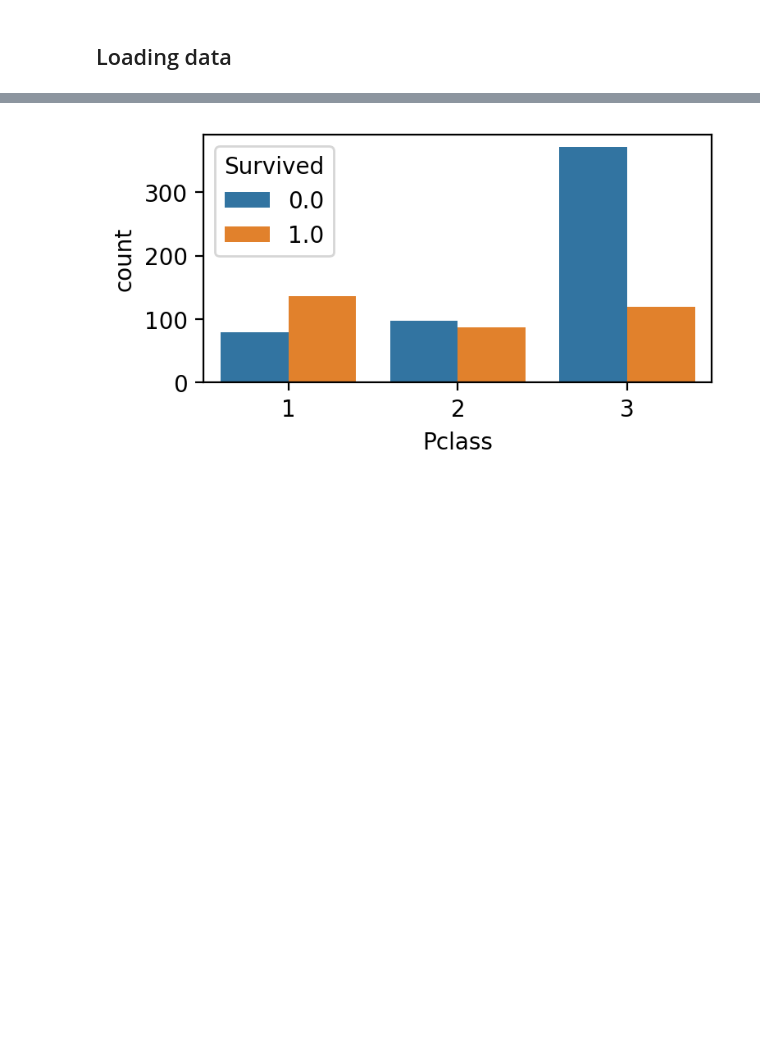
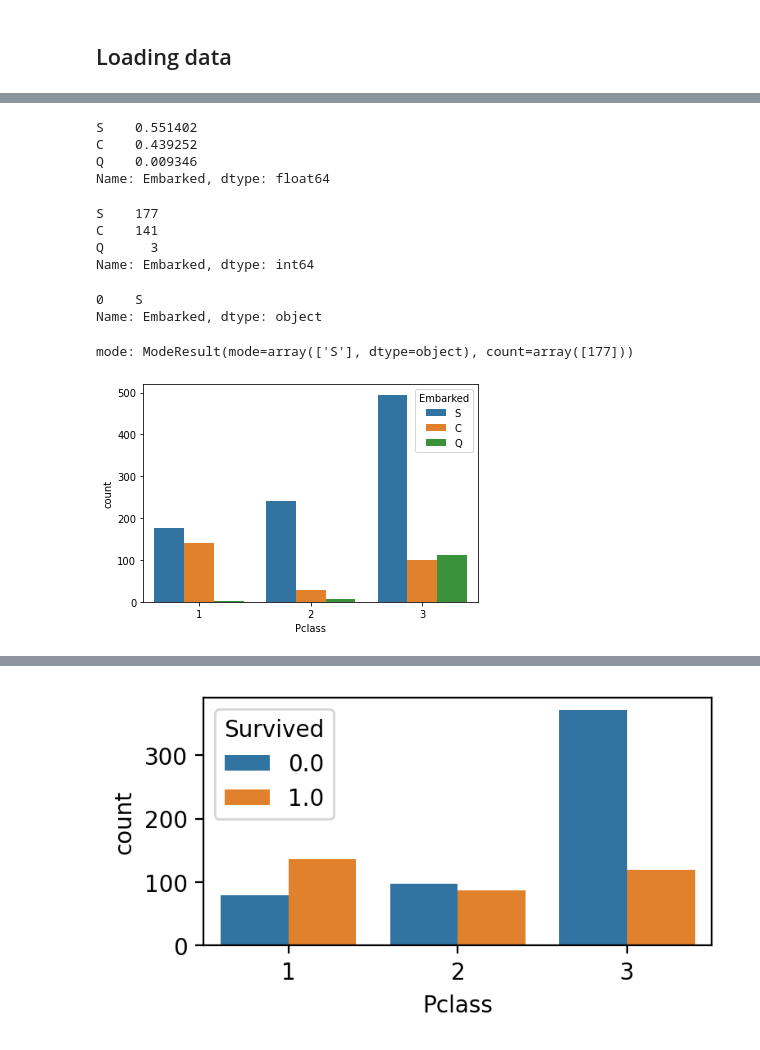
Before and after one commit to bronkaeux/titanik_data_research, a Jupyter notebook: titanik_research.ipynb, the cells around one changed output, grey strips where cells are left out. Cells and saved outputs as stored; diff of their text form; code cells hidden in the pictures; blank space fills up the shorter version.

```diff
--- a/titanik_research.ipynb
+++ b/titanik_research.ipynb
@@ -16,0 +75,29 @@ sns.countplot(data=df, x = 'Survived', hue='Pclass'); #
+# %%
+df[df['Pclass']==1]['Embarked'].value_counts(normalize=True)
+# %% [output]
+S    0.551402
+C    0.439252
+Q    0.009346
+Name: Embarked, dtype: float64
+# %%
+df[df['Pclass']==1]['Embarked'].value_counts()
+# %% [output]
+S    177
+C    141
+Q      3
+Name: Embarked, dtype: int64
+# %%
+df.Embarked.mode()
+# %% [output]
+0    S
+Name: Embarked, dtype: object
+# %%
+from scipy import stats
+# в numpy почему-то нет моды
+print('mode:', stats.mode(pcl1_emb))
+# %% [output]
+mode: ModeResult(mode=array(['S'], dtype=object), count=array([177]))
+# %%
+sns.countplot(data=df, x ='Pclass', hue='Embarked');
+# %% [output]
+[figure, added]
```
Also changed, not shown: parts of 21 cells of this notebook.
